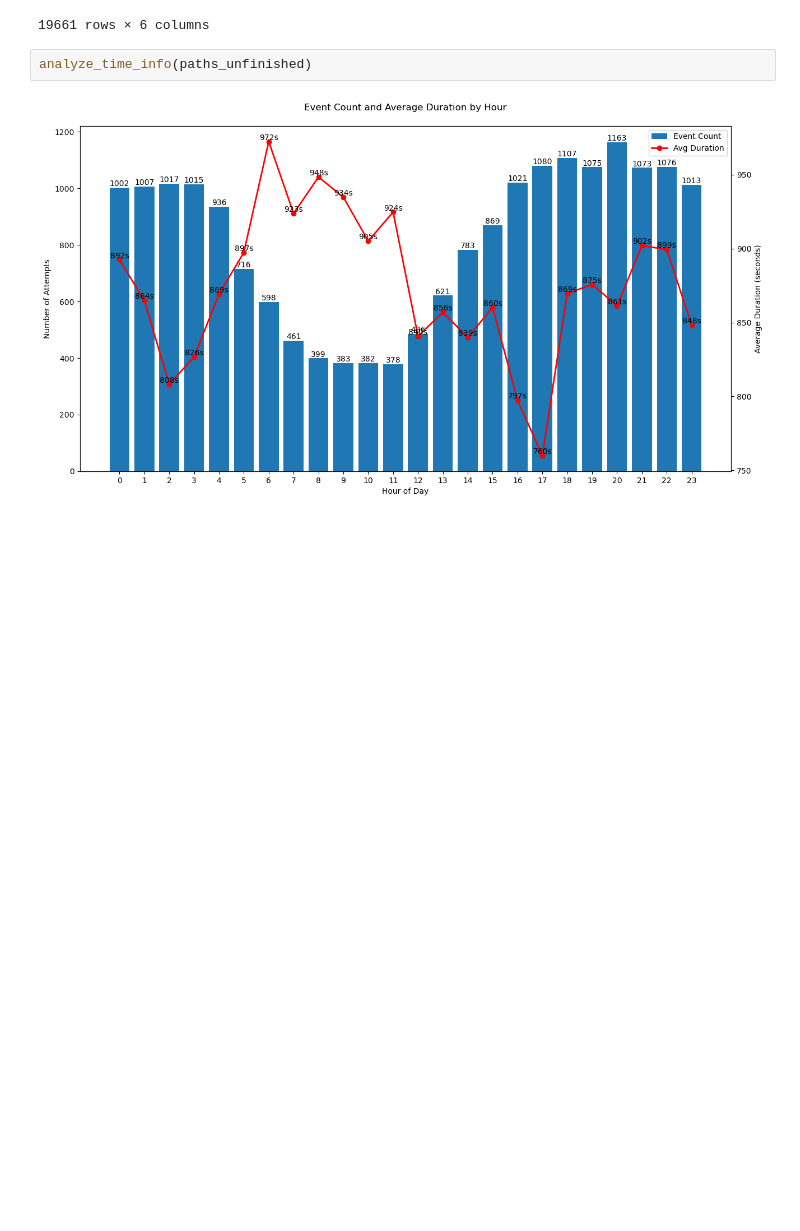
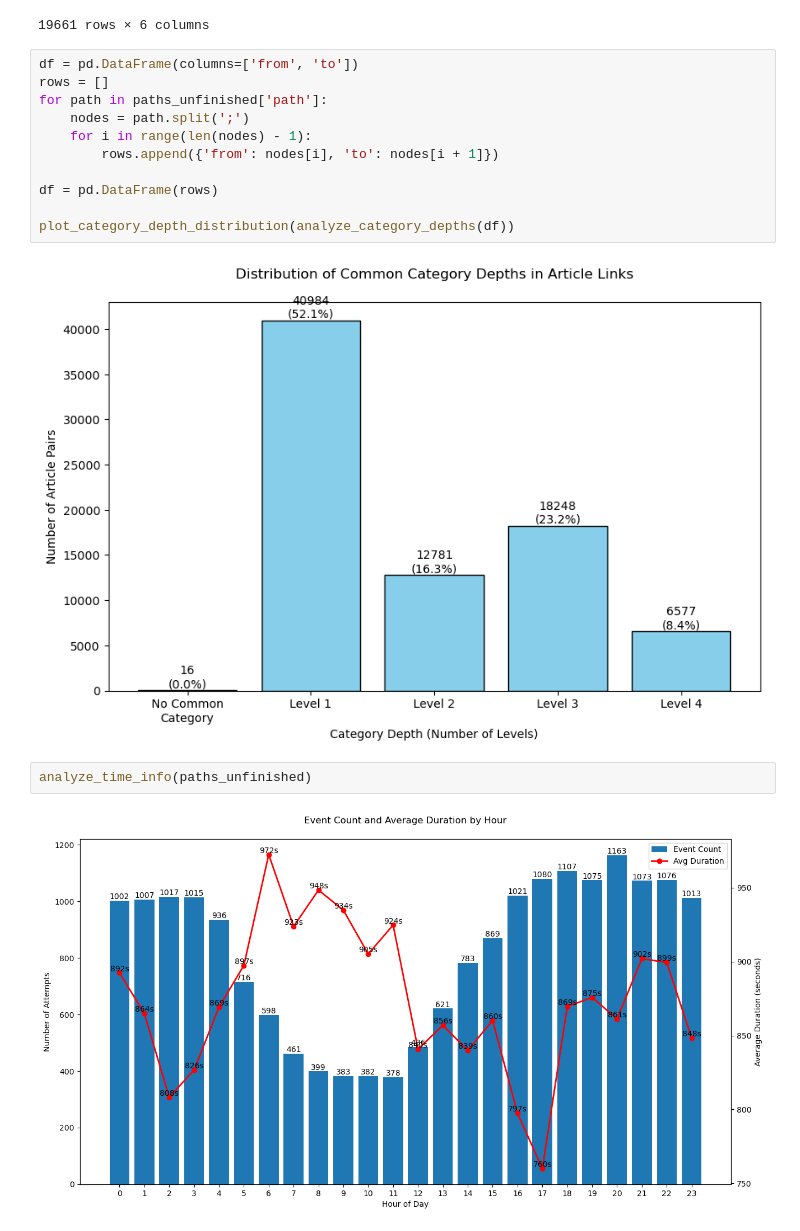
Before and after one commit to epfl-ada/ada-2024-project-genshinstart, a Jupyter notebook: results.ipynb, the cells around one changed output. Cells and saved outputs as stored; diff of their text form; blank space fills up the shorter version.

```diff
--- a/results.ipynb
+++ b/results.ipynb
@@ -433,6 +441,19 @@ paths_unfinished
 | 24873 | 60af9e2138051b96 | 1389799481 | 1903 | Jamaica;United_Kingdom;World_War_... | Alan_Turing | timeout |
 | 24874 | 1cf0cbb3281049ab | 1389822841 | 352 | Mark_Antony;Rome;Tennis;Hawk-Eye;... | Feather | restart |
 19661 rows × 6 columns
+# %%
+df = pd.DataFrame(columns=['from', 'to'])
+rows = []
+for path in paths_unfinished['path']:
+    nodes = path.split(';')
+    for i in range(len(nodes) - 1):
+        rows.append({'from': nodes[i], 'to': nodes[i + 1]})
+
+df = pd.DataFrame(rows)
+
+plot_category_depth_distribution(analyze_category_depths(df))
+# %% [output]
+[figure, added]
 # %%
 analyze_time_info(paths_unfinished)
 # %% [output]
```
Also changed, not shown: parts of 10 cells of this notebook, 1 other file.
